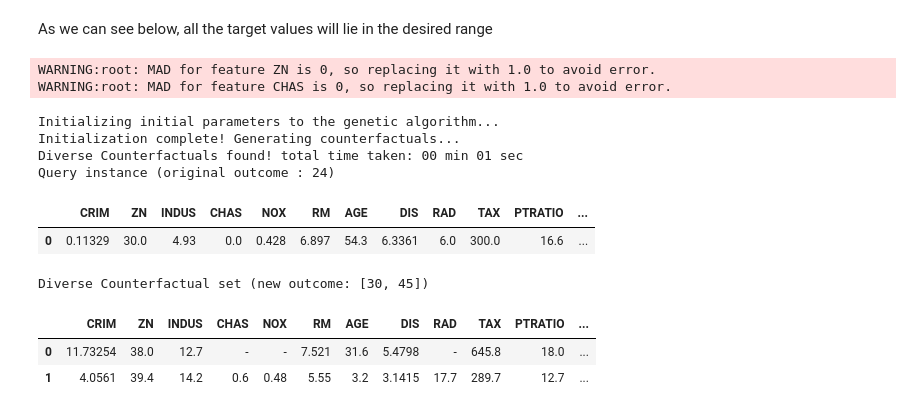
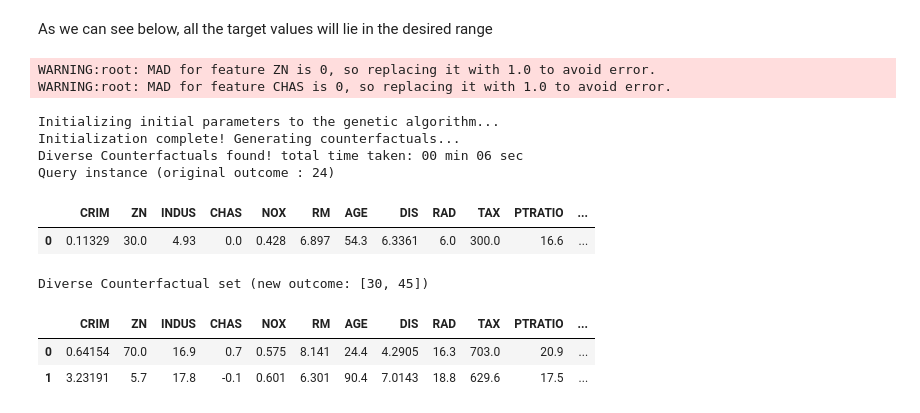
Before and after one commit to interpretml/DiCE, a Jupyter notebook: docs/source/notebooks/DiCE_multiclass_classification_and_regression.ipynb, the cells around one changed output. Saved outputs shown, nothing was run; the diff lists cells and outputs as text; code cells hidden in the pictures.

```diff
--- a/docs/source/notebooks/DiCE_multiclass_classification_and_regression.ipynb
+++ b/docs/source/notebooks/DiCE_multiclass_classification_and_regression.ipynb
@@ -14,8 +12,9 @@ import pandas as pd
 # %% [markdown]
 We will use sklearn's internal datasets to demonstrate DiCE's features in this notebook
 # %%
+outcome_name = 'target'
 # Function to process sklearn's internal datasets
 def sklearn_to_df(sklearn_dataset):
     df = pd.DataFrame(sklearn_dataset.data, columns=sklearn_dataset.feature_names)
-    df['target'] = pd.Series(sklearn_dataset.target)
+    df[outcome_name] = pd.Series(sklearn_dataset.target)
     return df
@@ -192,7 +189,8 @@ continuous_features_boston = df_boston.drop(outcome_name, axis=1).columns.tolist
 # %%
-target = df_boston[outcome_name]
+from sklearn.model_selection import train_test_split
+from sklearn.compose import ColumnTransformer
+from sklearn.ensemble import RandomForestRegressor
 # Split data into train and test
-from sklearn.model_selection import train_test_split
 datasetX = df_boston.drop(outcome_name, axis=1)
 x_train, x_test, y_train, y_test = train_test_split(datasetX,
                                                     target,
@@ -200,15 +198,12 @@ x_train, x_test, y_train, y_test = train_test_split(datasetX,
                                                     random_state=0)
 
 categorical_features = x_train.columns.difference(continuous_features_boston)
-from sklearn.compose import ColumnTransformer
 
 # We create the preprocessing pipelines for both numeric and categorical data.
 numeric_transformer = Pipeline(steps=[
-    ('imputer', SimpleImputer(strategy='median')),
     ('scaler', StandardScaler())])
 
 categorical_transformer = Pipeline(steps=[
-    ('imputer', SimpleImputer(strategy='constant', fill_value='missing')),
     ('onehot', OneHotEncoder(handle_unknown='ignore'))])
 
 transformations = ColumnTransformer(
@@ -219,6 +214,7 @@ transformations = ColumnTransformer(
 # Append classifier to preprocessing pipeline.
 # Now we have a full prediction pipeline.
 regr_boston = Pipeline(steps=[('preprocessor', transformations),
-                      ('regressor', LGBMRegressor())])
+                      ('regressor', RandomForestRegressor())])
+model_boston = regr_boston.fit(x_train, y_train)
 # %%
 d_boston = dice_ml.Data(dataframe=df_boston, continuous_features=continuous_features_boston, outcome_name=outcome_name)
@@ -232,21 +227,23 @@ As we can see below, all the target values will lie in the desired range
 # %%
 # Multiple queries can be given as input at once
 query_instances_boston = x_train[2:3]
-genetic_boston = exp_genetic_boston.generate_counterfactuals(query_instances_boston, total_CFs=2, desired_range=[30, 45])
+genetic_boston = exp_genetic_boston.generate_counterfactuals(query_instances_boston,
+                                                             total_CFs=2,
+                                                             desired_range=[30, 45])
 genetic_boston.visualize_as_dataframe(show_only_changes=True)
 # %% [output]
 WARNING:root: MAD for feature ZN is 0, so replacing it with 1.0 to avoid error.
 WARNING:root: MAD for feature CHAS is 0, so replacing it with 1.0 to avoid error.
 Initializing initial parameters to the genetic algorithm...
 Initialization complete! Generating counterfactuals...
-Diverse Counterfactuals found! total time taken: 00 min 01 sec
+Diverse Counterfactuals found! total time taken: 00 min 06 sec
 Query instance (original outcome : 24)
 |  | CRIM | ZN | INDUS | CHAS | NOX | RM | AGE | DIS | RAD | TAX | PTRATIO | ... |
 | 0 | 0.11329 | 30.0 | 4.93 | 0.0 | 0.428 | 6.897 | 54.3 | 6.3361 | 6.0 | 300.0 | 16.6 | ... |
 Diverse Counterfactual set (new outcome: [30, 45])
 |  | CRIM | ZN | INDUS | CHAS | NOX | RM | AGE | DIS | RAD | TAX | PTRATIO | ... |
-| 0 | 11.73254 | 38.0 | 12.7 | - | - | 7.521 | 31.6 | 5.4798 | - | 645.8 | 18.0 | ... |
-| 1 | 4.0561 | 39.4 | 14.2 | 0.6 | 0.48 | 5.55 | 3.2 | 3.1415 | 17.7 | 289.7 | 12.7 | ... |
+| 0 | 0.64154 | 70.0 | 16.9 | 0.7 | 0.575 | 8.141 | 24.4 | 4.2905 | 16.3 | 703.0 | 20.9 | ... |
+| 1 | 3.23191 | 5.7 | 17.8 | -0.1 | 0.601 | 6.301 | 90.4 | 7.0143 | 18.8 | 629.6 | 17.5 | ... |
 # %%
 # Multiple queries can be given as input at once
 query_instances_boston = x_train[17:19]
```
Also changed, not shown: parts of 18 cells of this notebook, 8 other files.
